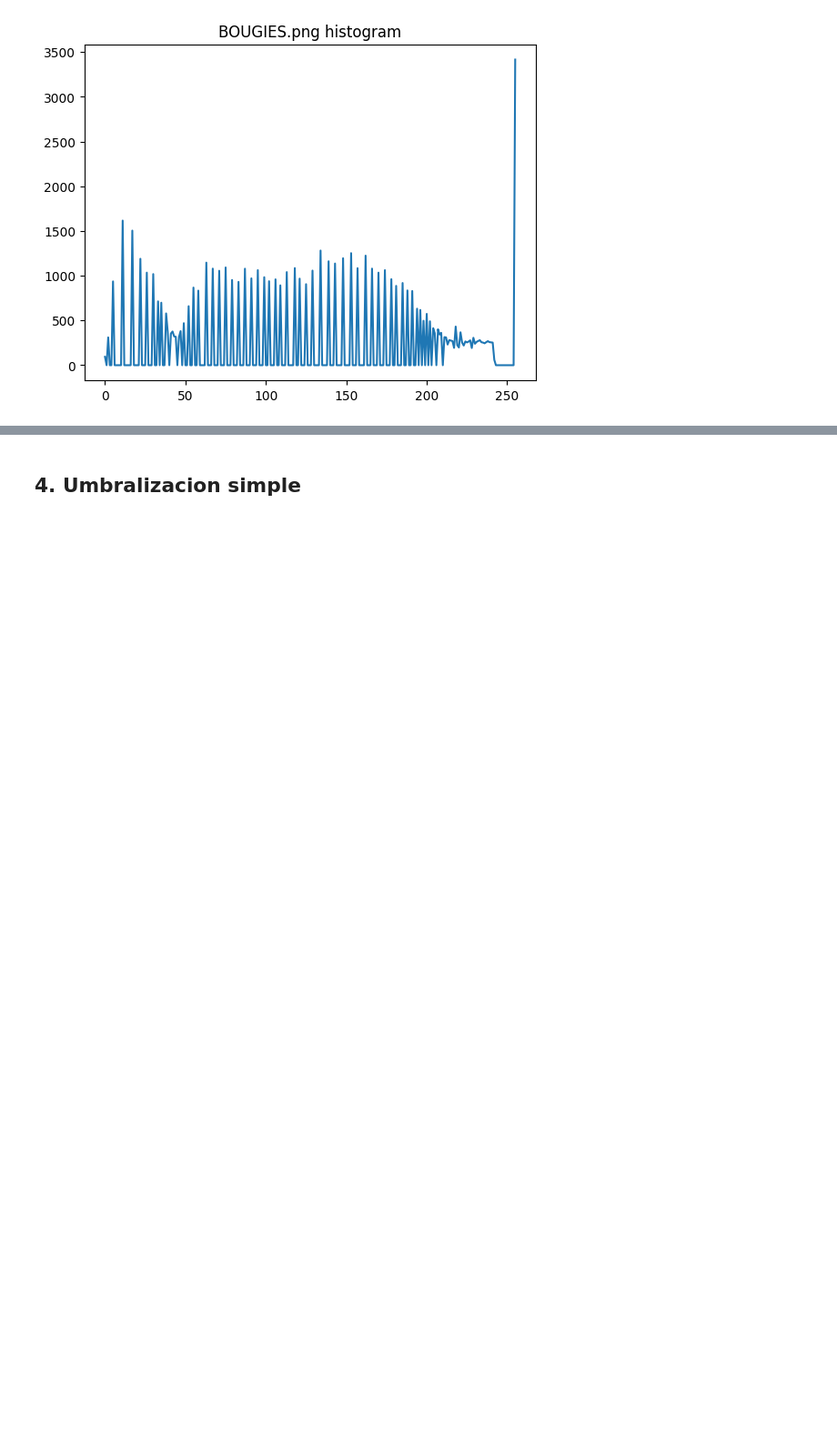
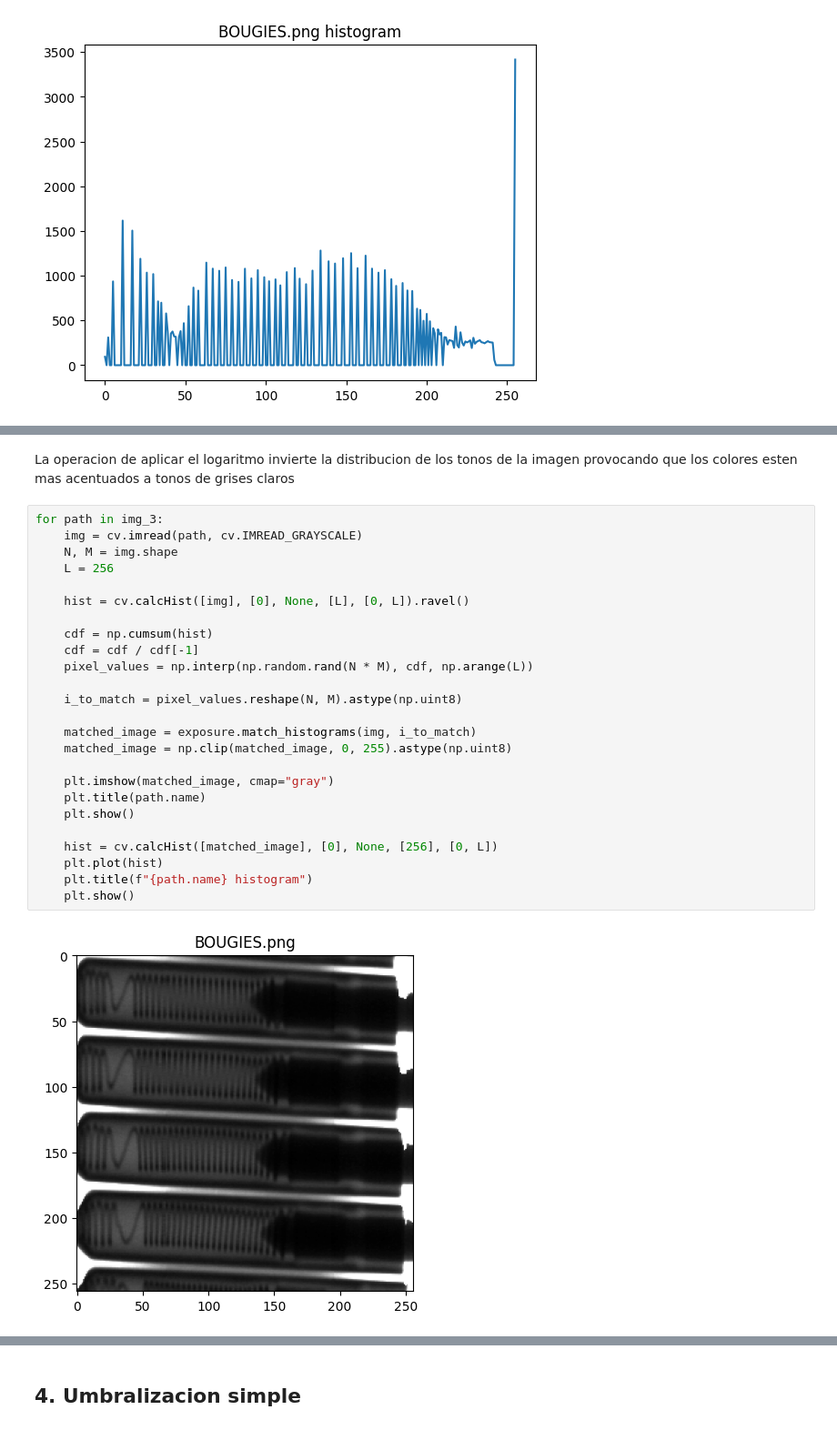
Before and after one commit to MISIS4825-IMAGENES-Y-VISION/Taller2, a Jupyter notebook: Taller2.ipynb, the cells around one changed output, grey strips where cells are left out. Shown at 91% size. Saved outputs shown, nothing was run; the diff lists cells and outputs as text; blank space fills up the shorter version.

```diff
--- a/Taller2.ipynb
+++ b/Taller2.ipynb
@@ -196,0 +217,29 @@ Mediante la expansion de contraste y la ecualizacion vemos que sobre el hilo de
+# %% [markdown]
+La operacion de aplicar el logaritmo invierte la distribucion de los tonos de la imagen provocando que los colores esten mas acentuados a tonos de grises claros
+# %%
+for path in img_3:
+    img = cv.imread(path, cv.IMREAD_GRAYSCALE)
+    N, M = img.shape
+    L = 256
+
+    hist = cv.calcHist([img], [0], None, [L], [0, L]).ravel()
+
+    cdf = np.cumsum(hist)
+    cdf = cdf / cdf[-1]
+    pixel_values = np.interp(np.random.rand(N * M), cdf, np.arange(L))
+
+    i_to_match = pixel_values.reshape(N, M).astype(np.uint8)
+
+    matched_image = exposure.match_histograms(img, i_to_match)
+    matched_image = np.clip(matched_image, 0, 255).astype(np.uint8)
+
+    plt.imshow(matched_image, cmap="gray")
+    plt.title(path.name)
+    plt.show()
+
+    hist = cv.calcHist([matched_image], [0], None, [256], [0, L])
+    plt.plot(hist)
+    plt.title(f"{path.name} histogram")
+    plt.show()
+# %% [output]
+[figure, added]
```
Also changed, not shown: parts of 5 cells of this notebook.
